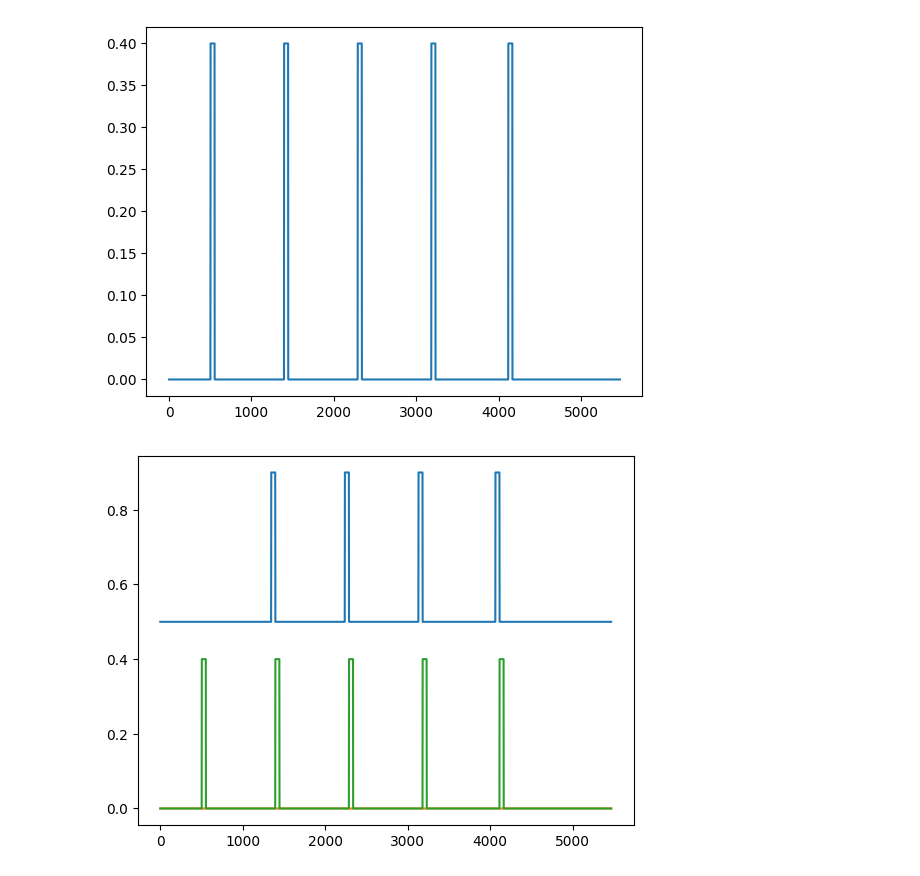
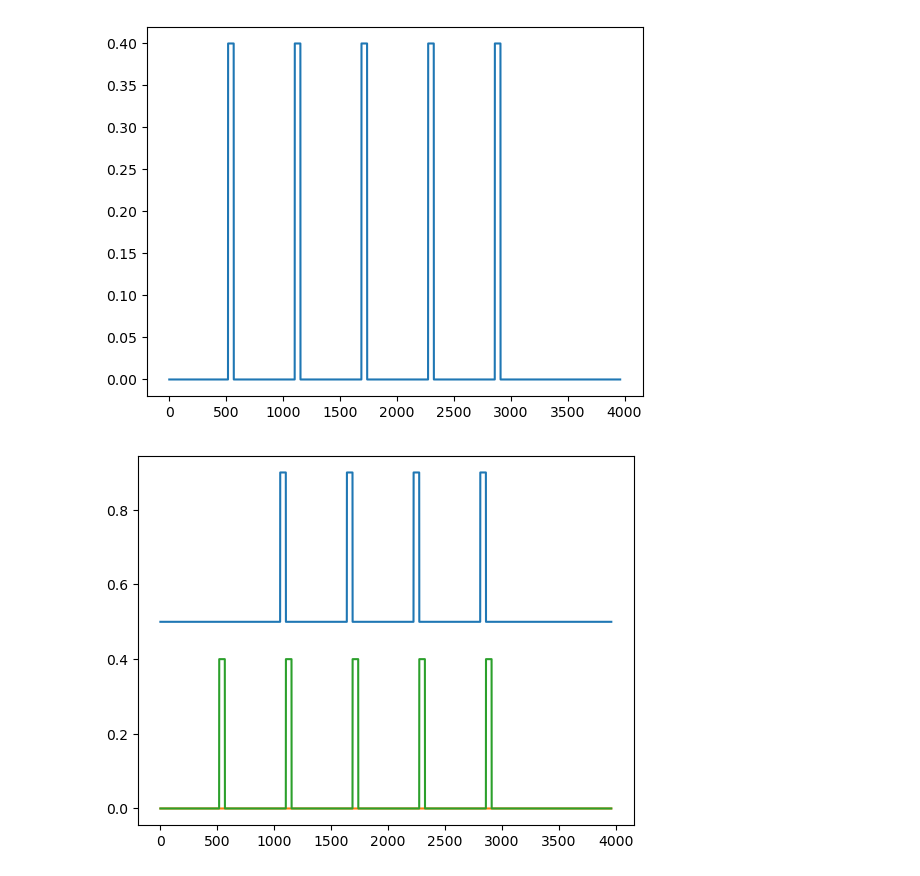
Before and after one commit to METRElab/Full_Force_Pulse_Prediction, a Jupyter notebook: Training Notebook.ipynb, the cells around one changed output. Saved outputs shown, nothing was run; the diff lists cells and outputs as text; code cells hidden in the pictures.

```diff
--- a/Training Notebook.ipynb
+++ b/Training Notebook.ipynb
@@ -7,7 +7,11 @@ def random_pulses(dt, showplots = 0):
     n_events = 5
     hint = 'nohint'
     #period = 0.5+.15*2*(np.random.uniform()-.5);
-    period = np.random.uniform(low = 0.2, high = 1.2)
+    pick = np.random.choice([0,1])
+    if pick == 0:
+        period = np.random.uniform(low = 0.5, high = 0.6)
+    if pick == 1:
+        period = np.random.uniform(low = 0.7, high = 0.8)
     ITIb = 0.7 #min. ITI time
     ITIl = 2.0 #mean ITI time
     ITI = ITIb + np.random.exponential(ITIl) #compute ITI for that trial
@@ -49,8 +53,8 @@ def trial_pulse_prediction(dt, period, n_events, ITI, hint):
 
     #concatenate with time delay
     idx = a[4][0]
-    fin = np.concatenate((fin[:idx], np.zeros((40, 1)), fin[idx:]), axis=0)
-    fin = fin[:-40]
+    #fin = np.concatenate((fin[:idx], np.zeros((40, 1)), fin[idx:]), axis=0)
+    #fin = fin[:-40]
     #fin = np.concatenate((fin[:idx-200], fin[idx:], np.zeros((200,1))), axis=0)
 
     plt.plot(fin)
@@ -61,35 +65,35 @@ def trial_pulse_prediction(dt, period, n_events, ITI, hint):
     fout[0:-1-pulse_samples]=fout[pulse_samples:-1]
 
     # desired output signals and hint signals
     fhint = np.zeros(fin.shape)
 
 
 
     return fin, fout, fhint
 
 random_pulses(dt=0.001,showplots=1)
 
 
 def specific_pulse(dt, showplots = 0, period = 0.4):
     n_events = 5
     hint = 'nohint'
     #period = 0.7
     ITIb = 0.7 #min. ITI time
     ITIl = 2.0 #mean ITI time
     #print(period)
     ITI = ITIb + np.random.exponential(ITIl) #compute ITI for that trial
     fin, fout, fhint = trial_pulse_prediction(dt, period, n_events, ITI, hint)
     if showplots == 1:
         plt.figure()
         plt.plot(fout)
         plt.plot(fhint)
         plt.plot(fin)
         plt.show()
         plt.legend(['Target','Hints','Input'])
     return fin, fout, fhint
 # %% [output]
-[figure, old version]
+[figure, new version]
-[figure, old version]
+[figure, new version]
 [figure]
 # %%
 import importlib
```
Also changed, not shown: parts of 6 cells of this notebook, 47 other files.
